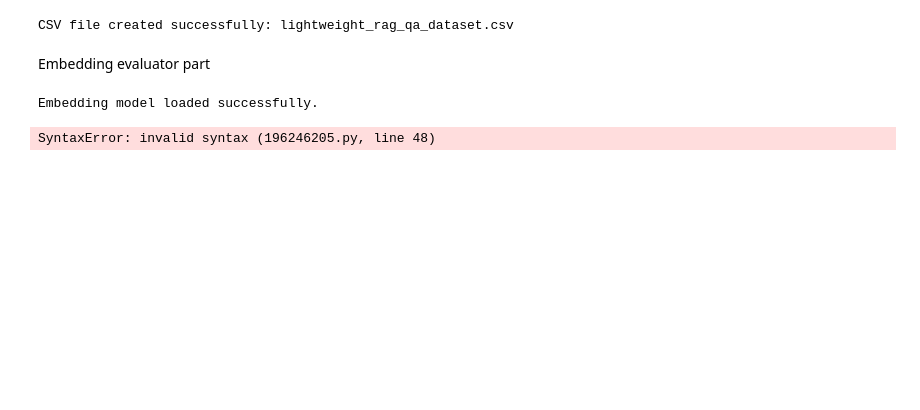
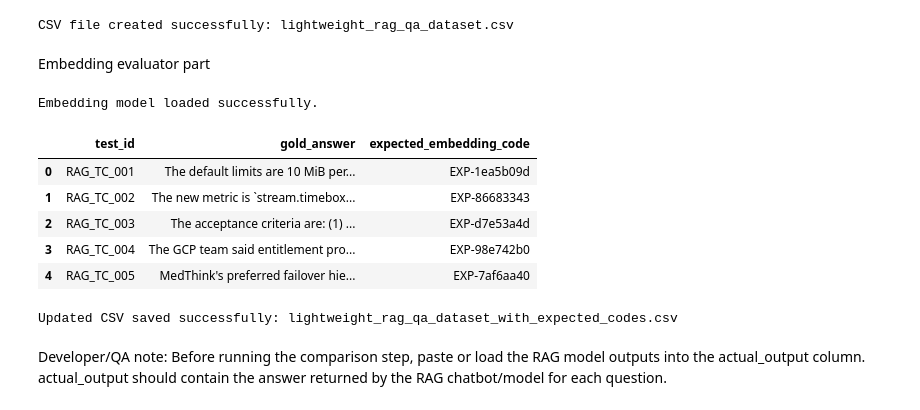
Before and after one commit to Raghul-source/rag-pipeline-evaluation, a Jupyter notebook: RAG_Pipeline_Evaluation_ETL_and_Embedding_Check.ipynb, the cells around one changed output. Drawn from its saved outputs; the diff is of its cells as text; code cells hidden in the pictures; blank space fills up the shorter version.

```diff
--- a/RAG_Pipeline_Evaluation_ETL_and_Embedding_Check.ipynb
+++ b/RAG_Pipeline_Evaluation_ETL_and_Embedding_Check.ipynb
@@ -311,32 +311,48 @@ def create_embedding_fingerprint(text, prefix="EXP"):
     # This keeps the fingerprint stable and avoids tiny decimal noise.
     rounded_vector = np.round(embedding_vector, 6)
 
     # Convert the full rounded vector into bytes.
     # Hashing needs byte format, so we convert the numeric vector into bytes.
     vector_bytes = rounded_vector.tobytes()
 
     # Create a short hash/fingerprint from the full embedding vector.
     # We use only the first 8 characters to keep the code simple.
     fingerprint = hashlib.sha256(vector_bytes).hexdigest()[:8]
 
     # Return a small readable embedding code.
     # Example: EXP-a91f23c8
     return f"{prefix}-{fingerprint}"
 
 
 # Apply the embedding fingerprint generator to gold_answer.
 # This creates a short expected embedding code based on the full expected answer meaning.
 lightweight_rag_df["expected_embedding_code"] = lightweight_rag_df["gold_answer"].apply(
     lambda text: create_embedding_fingerprint(text, prefix="EXP")
 )
 
 
 # Show the generated expected embedding codes.
 display(
     lightweight_rag_df[
         ["test_id", "gold_answer", "expected_embedding_code"]
     ].head()
 )
-``
 # %% [output]
-SyntaxError: invalid syntax (196246205.py, line 48)
+|  | test_id | gold_answer | expected_embedding_code |
+| 0 | RAG_TC_001 | The default limits are 10 MiB per... | EXP-1ea5b09d |
+| 1 | RAG_TC_002 | The new metric is `stream.timebox... | EXP-86683343 |
+| 2 | RAG_TC_003 | The acceptance criteria are: (1) ... | EXP-d7e53a4d |
+| 3 | RAG_TC_004 | The GCP team said entitlement pro... | EXP-98e742b0 |
+| 4 | RAG_TC_005 | MedThink's preferred failover hie... | EXP-7af6aa40 |
+# %%
+# Step 23: Save updated CSV with expected embedding codes
+
+lightweight_rag_df.to_csv("lightweight_rag_qa_dataset_with_expected_codes.csv", index=False)
+
+print("Updated CSV saved successfully: lightweight_rag_qa_dataset_with_expected_codes.csv")
+# %% [output]
+Updated CSV saved successfully: lightweight_rag_qa_dataset_with_expected_codes.csv
+# %% [markdown]
+ Developer/QA note:
+ Before running the comparison step, paste or load the RAG model outputs into the actual_output column.
+ actual_output should contain the answer returned by the RAG chatbot/model for each question.
```
Also changed, not shown: parts of 8 cells of this notebook, 4 other files.
